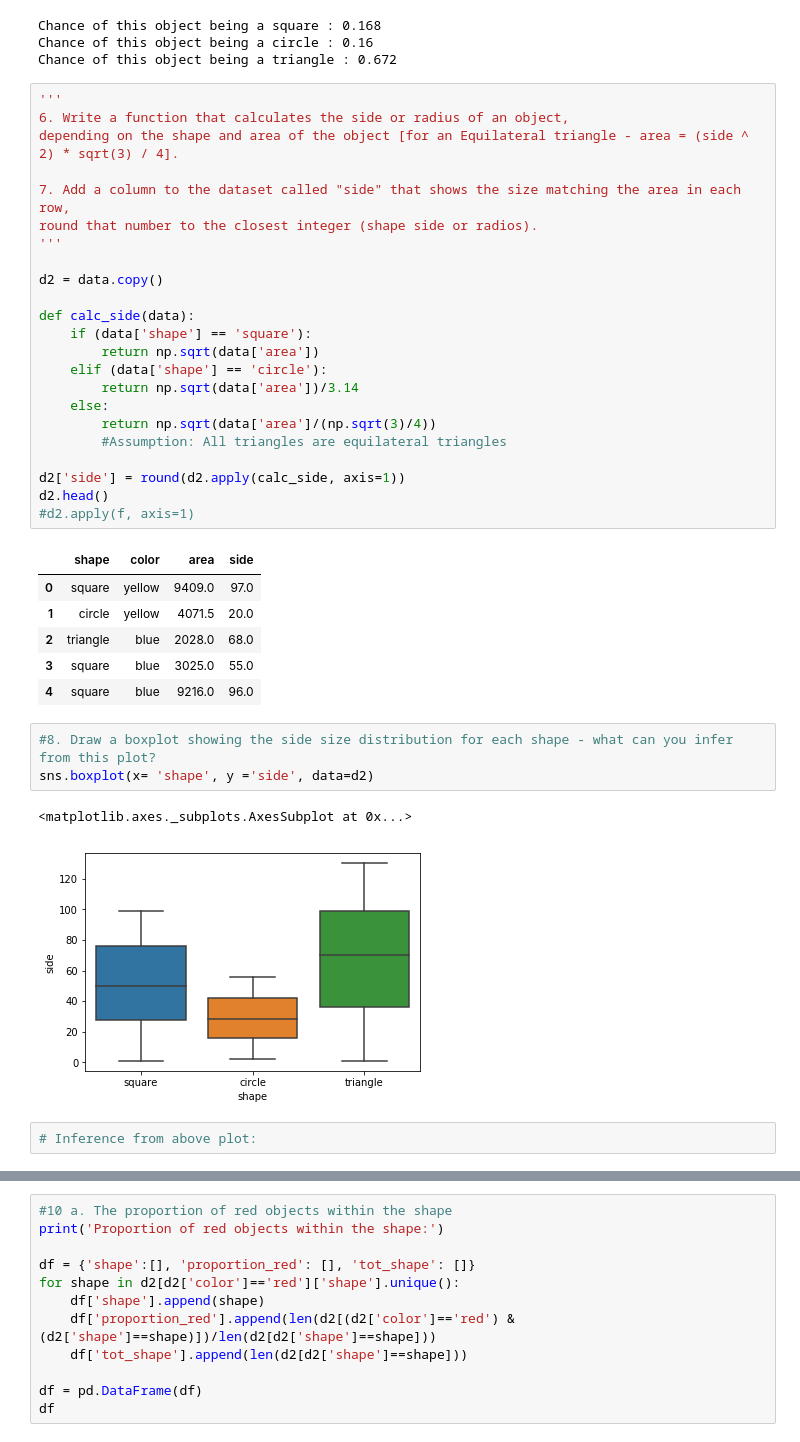
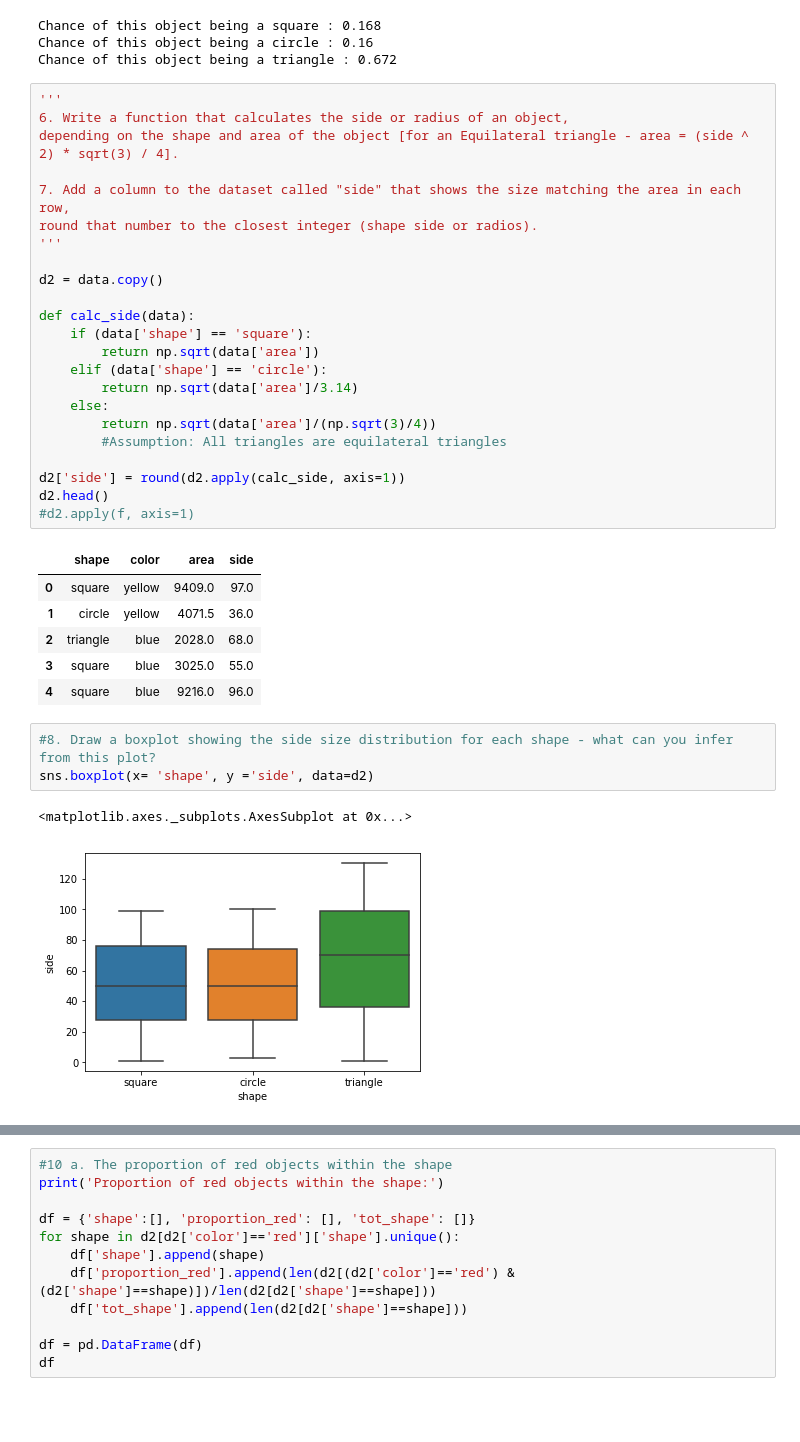
Before and after one commit to divya-nk/data-challenges, a Jupyter notebook: Riskified-solutions.ipynb, the cells around one changed output, grey strips where cells are left out. Drawn from its saved outputs; the diff is of its cells as text; blank space fills up the shorter version.

```diff
--- a/Riskified-solutions.ipynb
+++ b/Riskified-solutions.ipynb
@@ -103,30 +105,30 @@ Chance of this object being a triangle : 0.672
 # %%
 '''
 6. Write a function that calculates the side or radius of an object,
 depending on the shape and area of the object [for an Equilateral triangle - area = (side ^ 2) * sqrt(3) / 4].
 
 7. Add a column to the dataset called "side" that shows the size matching the area in each row,
 round that number to the closest integer (shape side or radios).
 '''
 
 d2 = data.copy()
 
 def calc_side(data):
     if (data['shape'] == 'square'):
         return np.sqrt(data['area'])
     elif (data['shape'] == 'circle'):
-        return np.sqrt(data['area'])/3.14
+        return np.sqrt(data['area']/3.14)
     else:
         return np.sqrt(data['area']/(np.sqrt(3)/4))
         #Assumption: All triangles are equilateral triangles
 
 d2['side'] = round(d2.apply(calc_side, axis=1))
 d2.head()
 #d2.apply(f, axis=1)
 # %% [output]
 |  | shape | color | area | side |
 | 0 | square | yellow | 9409.0 | 97.0 |
-| 1 | circle | yellow | 4071.5 | 20.0 |
+| 1 | circle | yellow | 4071.5 | 36.0 |
 | 2 | triangle | blue | 2028.0 | 68.0 |
 | 3 | square | blue | 3025.0 | 55.0 |
 | 4 | square | blue | 9216.0 | 96.0 |
@@ -135,6 +137,4 @@ d2.head()
 sns.boxplot(x= 'shape', y ='side', data=d2)
 # %% [output]
 <matplotlib.axes._subplots.AxesSubplot at 0x...>
-[figure, old version]
+[figure, new version]
-# %%
-# Inference from above plot:
```
Also changed, not shown: parts of 4 cells of this notebook, 1 other file.
